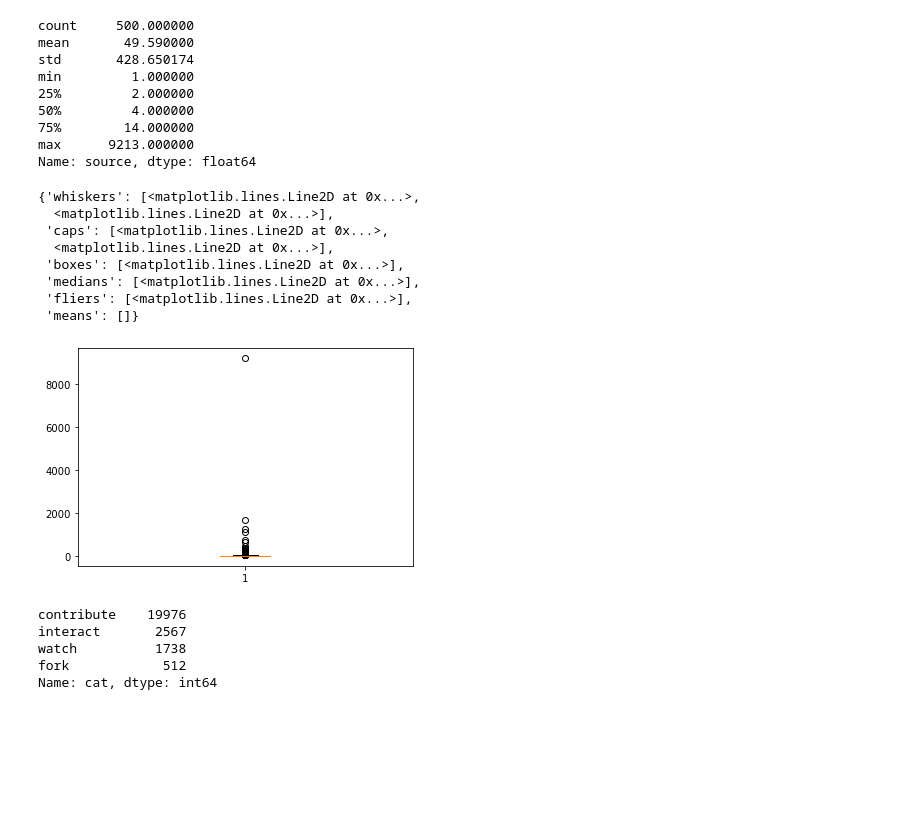
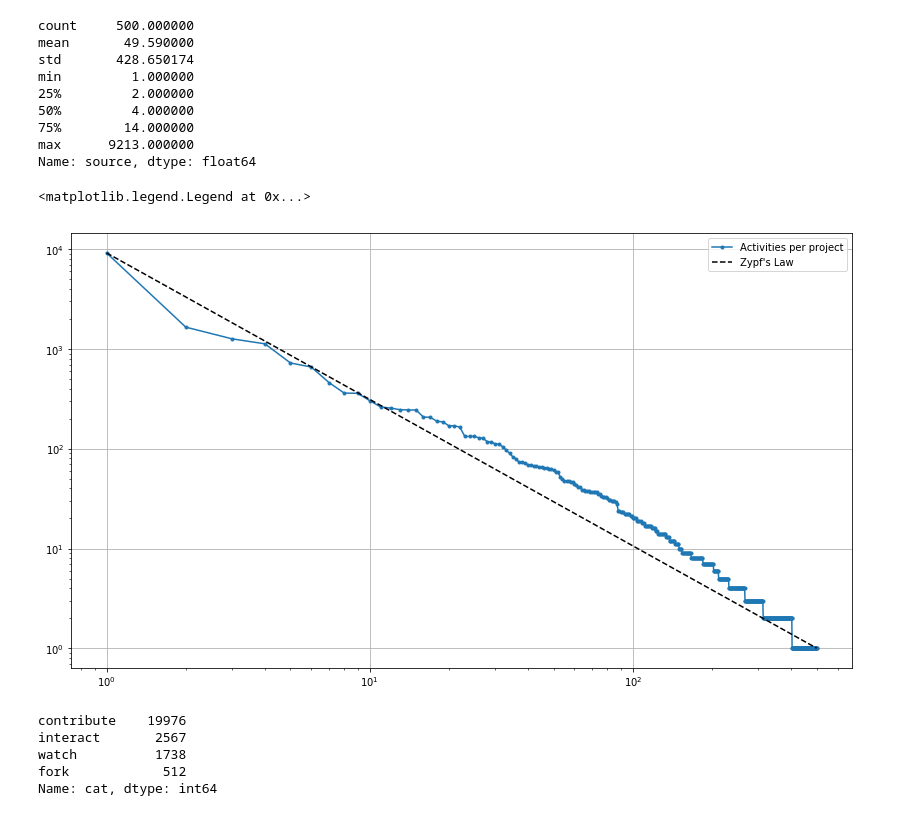
Before and after one commit to gaspa93/OSS-2018, a Jupyter notebook: Main Analysis - GitHub RANDOM-Projects Activities.ipynb, the cells around one changed output. Drawn from its saved outputs; the diff is of its cells as text; code cells hidden in the pictures; blank space fills up the shorter version.

```diff
--- a/Main Analysis - GitHub RANDOM-Projects Activities.ipynb
+++ b/Main Analysis - GitHub RANDOM-Projects Activities.ipynb
@@ -83,18 +83,18 @@ min         1.000000
 75%        14.000000
 max      9213.000000
 Name: source, dtype: float64
-# %%
-plt.boxplot(a_per_p)
-# %% [output]
-{'whiskers': [<matplotlib.lines.Line2D at 0x...>,
-  <matplotlib.lines.Line2D at 0x...>],
- 'caps': [<matplotlib.lines.Line2D at 0x...>,
-  <matplotlib.lines.Line2D at 0x...>],
- 'boxes': [<matplotlib.lines.Line2D at 0x...>],
- 'medians': [<matplotlib.lines.Line2D at 0x...>],
- 'fliers': [<matplotlib.lines.Line2D at 0x...>],
- 'means': []}
-[figure, removed]
+# %%
+a_per_p = sorted(a_per_p, reverse=True)
+# %%
+plt.figure(figsize=(14, 8))
+x_axis = range(1, len(a_per_p)+1)
+plt.loglog(x_axis, a_per_p, marker=".", label='Activities per project')
+plt.plot([1, len(a_per_p)],[a_per_p[0] ,a_per_p[-1]], color='k', linestyle='--', label='Zypf\'s Law')
+plt.grid()
+plt.legend()
+# %% [output]
+<matplotlib.legend.Legend at 0x...>
+[figure, added]
 # %%
 a18['cat'] = a18['event'].apply(lambda x: define_category(x))
 # %%
```
Also changed, not shown: parts of 1 cell of this notebook, 2 other files.
